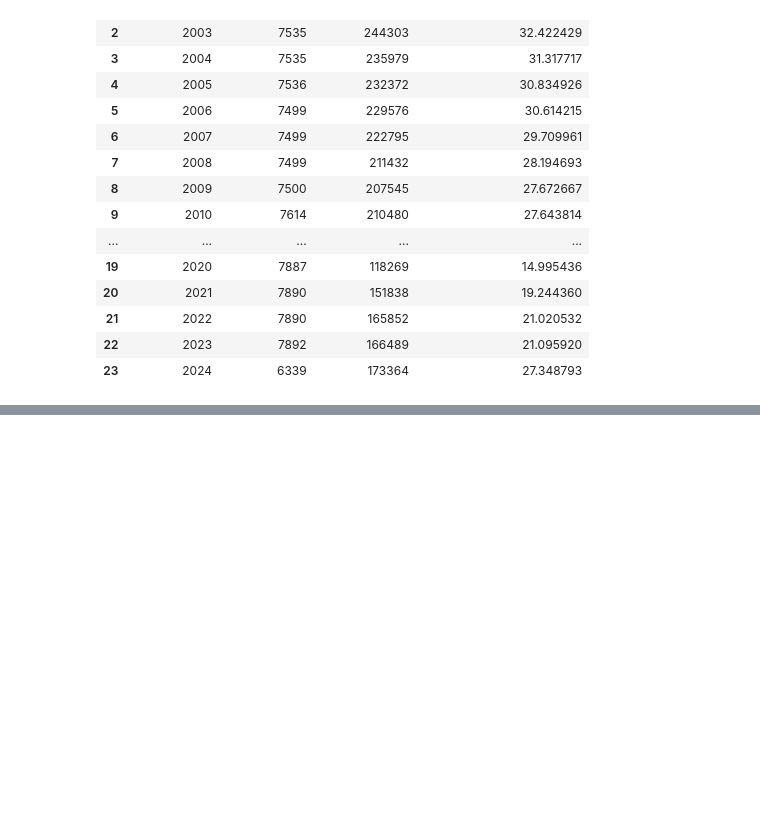
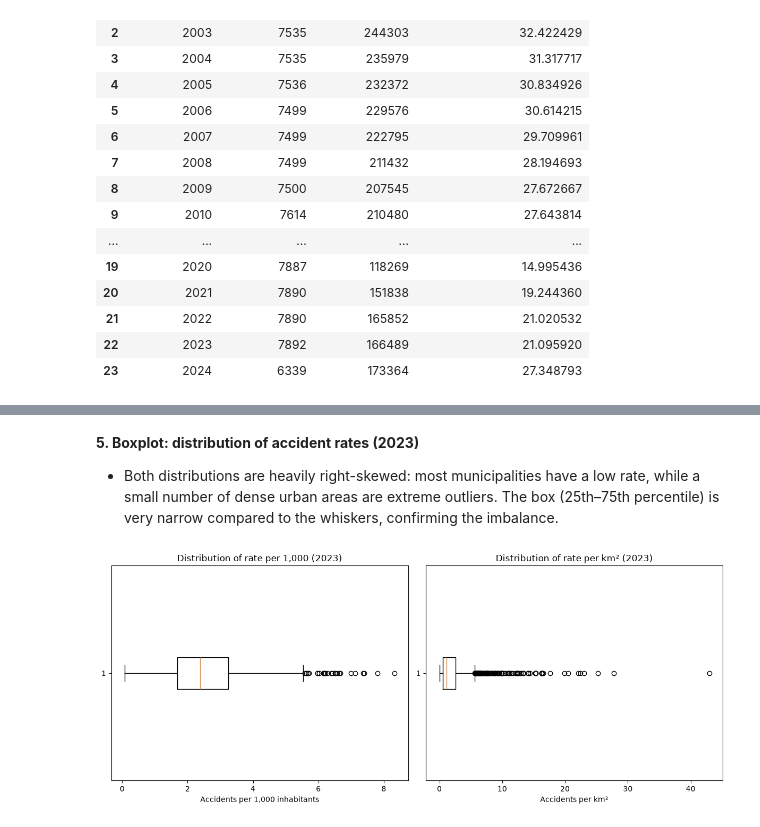
Before and after one commit to martinafurian/istat-accidents-analysis, a Jupyter notebook: 04_eda_analysis.ipynb, the cells around one changed output, grey strips where cells are left out. Cells and saved outputs as stored; diff of their text form; code cells hidden in the pictures; blank space fills up the shorter version.

```diff
--- a/04_eda_analysis.ipynb
+++ b/04_eda_analysis.ipynb
@@ -109,0 +128,18 @@ KeyError: "['accidents_per_100'] not in index"
+# %% [markdown]
+**5. Boxplot: distribution of accident rates (2023)**
+* Both distributions are heavily right-skewed: most municipalities have a low rate, while a small number of dense urban areas are extreme outliers. The box (25th–75th percentile) is very narrow compared to the whiskers, confirming the imbalance.
+# %%
+fig, axes = plt.subplots(1, 2, figsize=(12, 5))
+
+axes[0].boxplot(df_2023["accidents_per_1000"].dropna(),orientation='horizontal')
+axes[0].set_xlabel("Accidents per 1,000 inhabitants")
+axes[0].set_title("Distribution of rate per 1,000 (2023)")
+
+axes[1].boxplot(df_2023["accidents_per_km2"].dropna(), orientation='horizontal')
+axes[1].set_xlabel("Accidents per km²")
+axes[1].set_title("Distribution of rate per km² (2023)")
+
+plt.tight_layout()
+plt.show()
+# %% [output]
+[figure, added]
```
Also changed, not shown: parts of 5 cells of this notebook, 1 other file.
